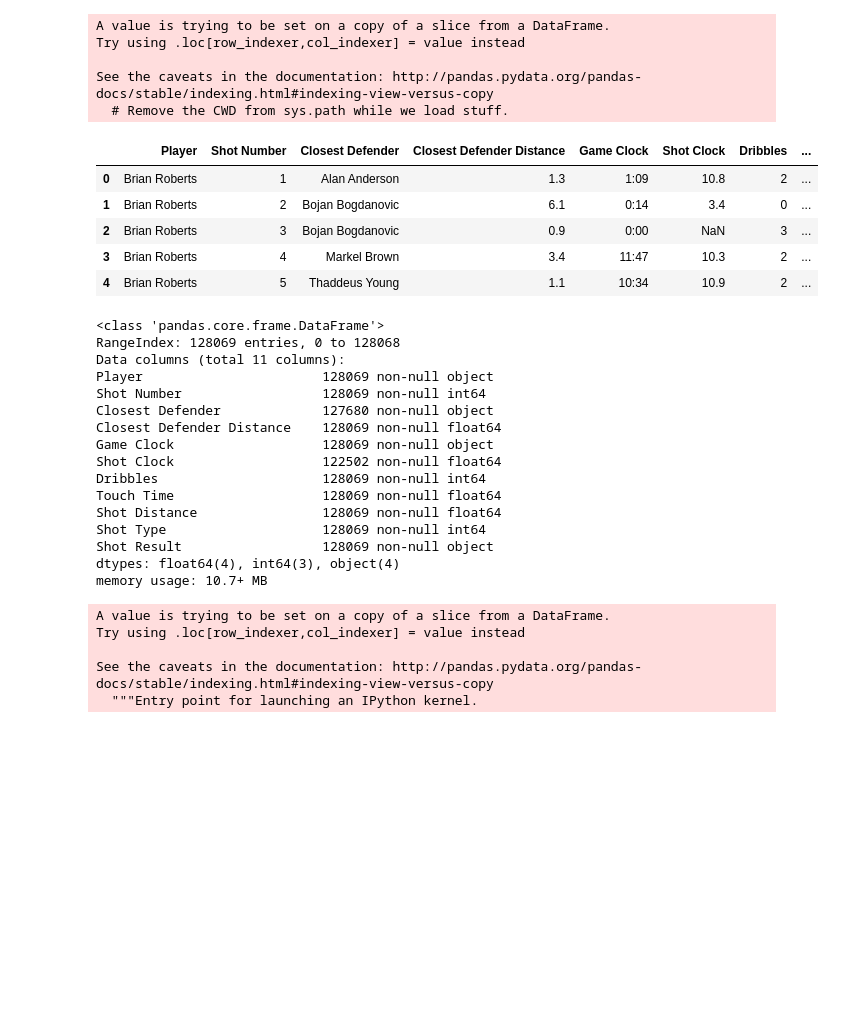
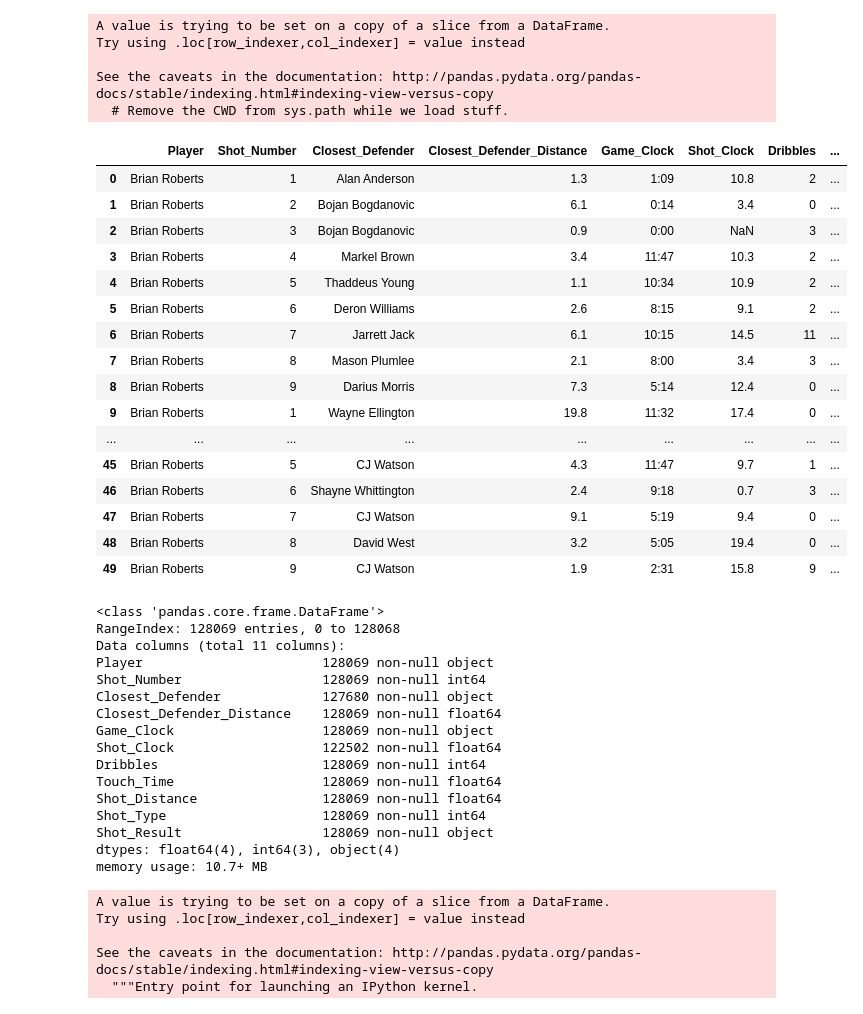
Before and after one commit to joshseymour/ETL_Project, a Jupyter notebook: Transform_Shots.ipynb, the cells around one changed output. Drawn from its saved outputs; the diff is of its cells as text; code cells hidden in the pictures; blank space fills up the shorter version.

```diff
--- a/Transform_Shots.ipynb
+++ b/Transform_Shots.ipynb
@@ -19,16 +22,16 @@ df = shots_df.drop(columns=["GAME_ID", "LOCATION", "W",
                "CLOSEST_DEFENDER_PLAYER_ID",
                "FGM","PTS","player_id"])
 # %%
-df2 = df.rename(columns={"player_name":"Player", "SHOT_NUMBER": "Shot Number",
-                   "GAME_CLOCK": "Game Clock", "SHOT_CLOCK": "Shot Clock",
-                  "DRIBBLES": "Dribbles", "TOUCH_TIME": "Touch Time",
-                  "SHOT_DIST": "Shot Distance", "PTS_TYPE": "Shot Type",
-                  "SHOT_RESULT": "Shot Result", "CLOSEST_DEFENDER": "Closest Defender",
-                  "CLOSE_DEF_DIST": "Closest Defender Distance"})
-new_df = df2[['Player', 'Shot Number', 'Closest Defender',
-                'Closest Defender Distance','Game Clock','Shot Clock',
-                'Dribbles', 'Touch Time', 'Shot Distance', 'Shot Type',
-                'Shot Result']]
+df2 = df.rename(columns={"player_name":"Player", "SHOT_NUMBER": "Shot_Number",
+                   "GAME_CLOCK": "Game_Clock", "SHOT_CLOCK": "Shot_Clock",
+                  "DRIBBLES": "Dribbles", "TOUCH_TIME": "Touch_Time",
+                  "SHOT_DIST": "Shot_Distance", "PTS_TYPE": "Shot_Type",
+                  "SHOT_RESULT": "Shot_Result", "CLOSEST_DEFENDER": "Closest_Defender",
+                  "CLOSE_DEF_DIST": "Closest_Defender_Distance"})
+new_df = df2[['Player', 'Shot_Number', 'Closest_Defender',
+                'Closest_Defender_Distance','Game_Clock','Shot_Clock',
+                'Dribbles', 'Touch_Time', 'Shot_Distance', 'Shot_Type',
+                'Shot_Result']]
 
 new_df.head()
 # %% [output]
@@ -72,7 +75,7 @@ def reverse_name(name):
     except:
         print(split_name)
 
-new_df['Closest Defender'] = new_df['Closest Defender'].apply(reverse_name)
+new_df['Closest_Defender'] = new_df['Closest_Defender'].apply(reverse_name)
 # %% [output]
 ['Nene']
 ['Nene']
@@ -97,14 +100,25 @@ Try using .loc[row_indexer,col_indexer] = value instead
 See the caveats in the documentation: http://pandas.pydata.org/pandas-docs/stable/indexing.html#indexing-view-versus-copy
   # Remove the CWD from sys.path while we load stuff.
 # %%
-new_df.head()
+new_df.head(50)
 # %% [output]
-|  | Player | Shot Number | Closest Defender | Closest Defender Distance | Game Clock | Shot Clock | Dribbles | ... |
+|  | Player | Shot_Number | Closest_Defender | Closest_Defender_Distance | Game_Clock | Shot_Clock | Dribbles | ... |
 | 0 | Brian Roberts | 1 | Alan Anderson | 1.3 | 1:09 | 10.8 | 2 | ... |
 | 1 | Brian Roberts | 2 | Bojan Bogdanovic | 6.1 | 0:14 | 3.4 | 0 | ... |
 | 2 | Brian Roberts | 3 | Bojan Bogdanovic | 0.9 | 0:00 | NaN | 3 | ... |
 | 3 | Brian Roberts | 4 | Markel Brown | 3.4 | 11:47 | 10.3 | 2 | ... |
 | 4 | Brian Roberts | 5 | Thaddeus Young | 1.1 | 10:34 | 10.9 | 2 | ... |
+| 5 | Brian Roberts | 6 | Deron Williams | 2.6 | 8:15 | 9.1 | 2 | ... |
+| 6 | Brian Roberts | 7 | Jarrett Jack | 6.1 | 10:15 | 14.5 | 11 | ... |
+| 7 | Brian Roberts | 8 | Mason Plumlee | 2.1 | 8:00 | 3.4 | 3 | ... |
+| 8 | Brian Roberts | 9 | Darius Morris | 7.3 | 5:14 | 12.4 | 0 | ... |
+| 9 | Brian Roberts | 1 | Wayne Ellington | 19.8 | 11:32 | 17.4 | 0 | ... |
+| ... | ... | ... | ... | ... | ... | ... | ... | ... |
+| 45 | Brian Roberts | 5 | CJ Watson | 4.3 | 11:47 | 9.7 | 1 | ... |
+| 46 | Brian Roberts | 6 | Shayne Whittington | 2.4 | 9:18 | 0.7 | 3 | ... |
+| 47 | Brian Roberts | 7 | CJ Watson | 9.1 | 5:19 | 9.4 | 0 | ... |
+| 48 | Brian Roberts | 8 | David West | 3.2 | 5:05 | 19.4 | 0 | ... |
+| 49 | Brian Roberts | 9 | CJ Watson | 1.9 | 2:31 | 15.8 | 9 | ... |
 # %%
 new_df.info()
 # %% [output]
@@ -112,16 +126,16 @@ new_df.info()
 RangeIndex: 128069 entries, 0 to 128068
 Data columns (total 11 columns):
 Player                       128069 non-null object
-Shot Number                  128069 non-null int64
-Closest Defender             127680 non-null object
-Closest Defender Distance    128069 non-null float64
-Game Clock                   128069 non-null object
-Shot Clock                   122502 non-null float64
+Shot_Number                  128069 non-null int64
+Closest_Defender             127680 non-null object
+Closest_Defender_Distance    128069 non-null float64
+Game_Clock                   128069 non-null object
+Shot_Clock                   122502 non-null float64
 Dribbles                     128069 non-null int64
-Touch Time                   128069 non-null float64
-Shot Distance                128069 non-null float64
-Shot Type                    128069 non-null int64
-Shot Result                  128069 non-null object
+Touch_Time                   128069 non-null float64
+Shot_Distance                128069 non-null float64
+Shot_Type                    128069 non-null int64
+Shot_Result                  128069 non-null object
 dtypes: float64(4), int64(3), object(4)
 memory usage: 10.7+ MB
 # %%
```
Also changed, not shown: parts of 11 cells of this notebook, 4 other files.
